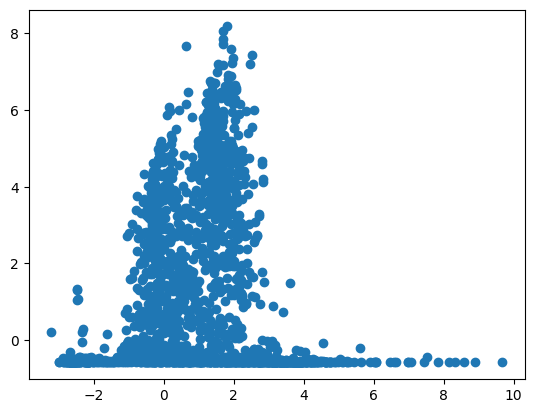
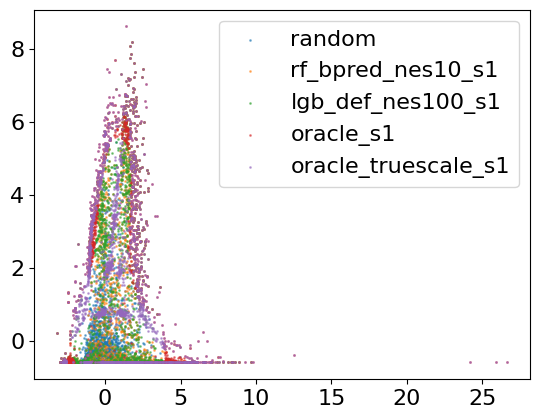
Code edit (unified diff) that turned the first committed figure into the second:
--- before
+++ after
@@ -4,8 +4,30 @@
 from blox2.utils import make_trajectory
 
+plt.rcParams.update({
+    "font.size": 16,
+    "axes.labelsize": 18,
+    "axes.titlesize": 18,
+    "xtick.labelsize": 16,
+    "ytick.labelsize": 16,
+    "legend.fontsize": 16,
+})
+
 init_path = "results/initial_observed_properties.csv"
 all_path = "../data/zinc_dft/properties.csv"
 n_obs_0 = 10
 
-trj1 = make_trajectory(init_path, "results/rf_bpred_nes10_s1/observation_history.csv", all_path)
-plt.scatter(trj1[:, 0], trj1[:, 1])
+dir_names = [
+    "random",
+    "rf_bpred_nes10_s1",
+    "lgb_def_nes100_s1",
+    "oracle_s1",
+    "oracle_truescale_s1"
+]
+
+trajectories = []
+for dn in dir_names:
+    t = make_trajectory(init_path, f"results/{dn}/observation_history.csv", all_path)
+    trajectories.append(t)
+    plt.scatter(t[:, 0], t[:, 1], label=dn, alpha=0.5, s=1)
+
+plt.legend()

Commit: Add convex hull perimeter